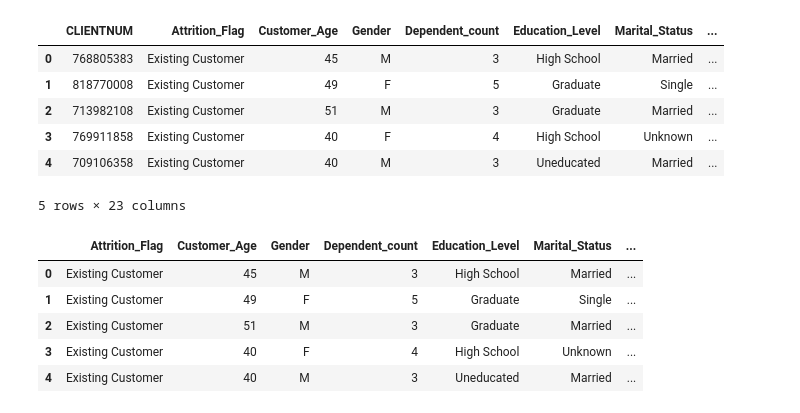
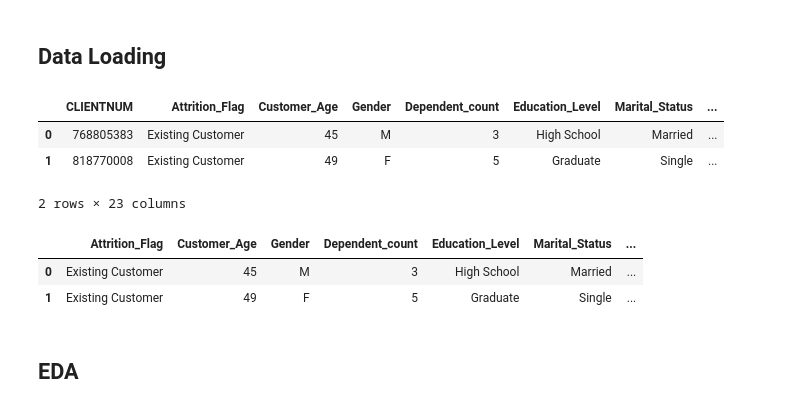
Before and after one commit to Kushagra976/bank-customer-attrition-prediction, a Jupyter notebook: notebooks/credit_model.ipynb, the cells around one changed output. Cells and saved outputs as stored; diff of their text form; code cells hidden in the pictures.

```diff
--- a/notebooks/credit_model.ipynb
+++ b/notebooks/credit_model.ipynb
@@ -4,18 +4,17 @@ import numpy as np
 import matplotlib.pyplot as plt
 import seaborn as sns
 %matplotlib inline
+# %% [markdown]
+## Data Loading
 # %%
 df = pd.read_csv('../data/BankChurners.csv')
 
-df.head()
+df.head(2)
 # %% [output]
 |  | CLIENTNUM | Attrition_Flag | Customer_Age | Gender | Dependent_count | Education_Level | Marital_Status | ... |
 | 0 | 768805383 | Existing Customer | 45 | M | 3 | High School | Married | ... |
 | 1 | 818770008 | Existing Customer | 49 | F | 5 | Graduate | Single | ... |
-| 2 | 713982108 | Existing Customer | 51 | M | 3 | Graduate | Married | ... |
-| 3 | 769911858 | Existing Customer | 40 | F | 4 | High School | Unknown | ... |
-| 4 | 709106358 | Existing Customer | 40 | M | 3 | Uneducated | Married | ... |
-5 rows × 23 columns
+2 rows × 23 columns
 # %%
 df = df.drop([
     'CLIENTNUM',
@@ -23,11 +22,10 @@ df = df.drop([
     'Naive_Bayes_Classifier_Attrition_Flag_Card_Category_Contacts_Count_12_mon_Dependent_count_Education_Level_Months_Inactive_12_mon_2'
 ], axis=1)
 # %%
-df.head()
+df.head(2)
 # %% [output]
 |  | Attrition_Flag | Customer_Age | Gender | Dependent_count | Education_Level | Marital_Status | ... |
 | 0 | Existing Customer | 45 | M | 3 | High School | Married | ... |
 | 1 | Existing Customer | 49 | F | 5 | Graduate | Single | ... |
-| 2 | Existing Customer | 51 | M | 3 | Graduate | Married | ... |
-| 3 | Existing Customer | 40 | F | 4 | High School | Unknown | ... |
-| 4 | Existing Customer | 40 | M | 3 | Uneducated | Married | ... |
+# %% [markdown]
+## EDA
```
Also changed, not shown: parts of 43 cells of this notebook, 2 other files.
